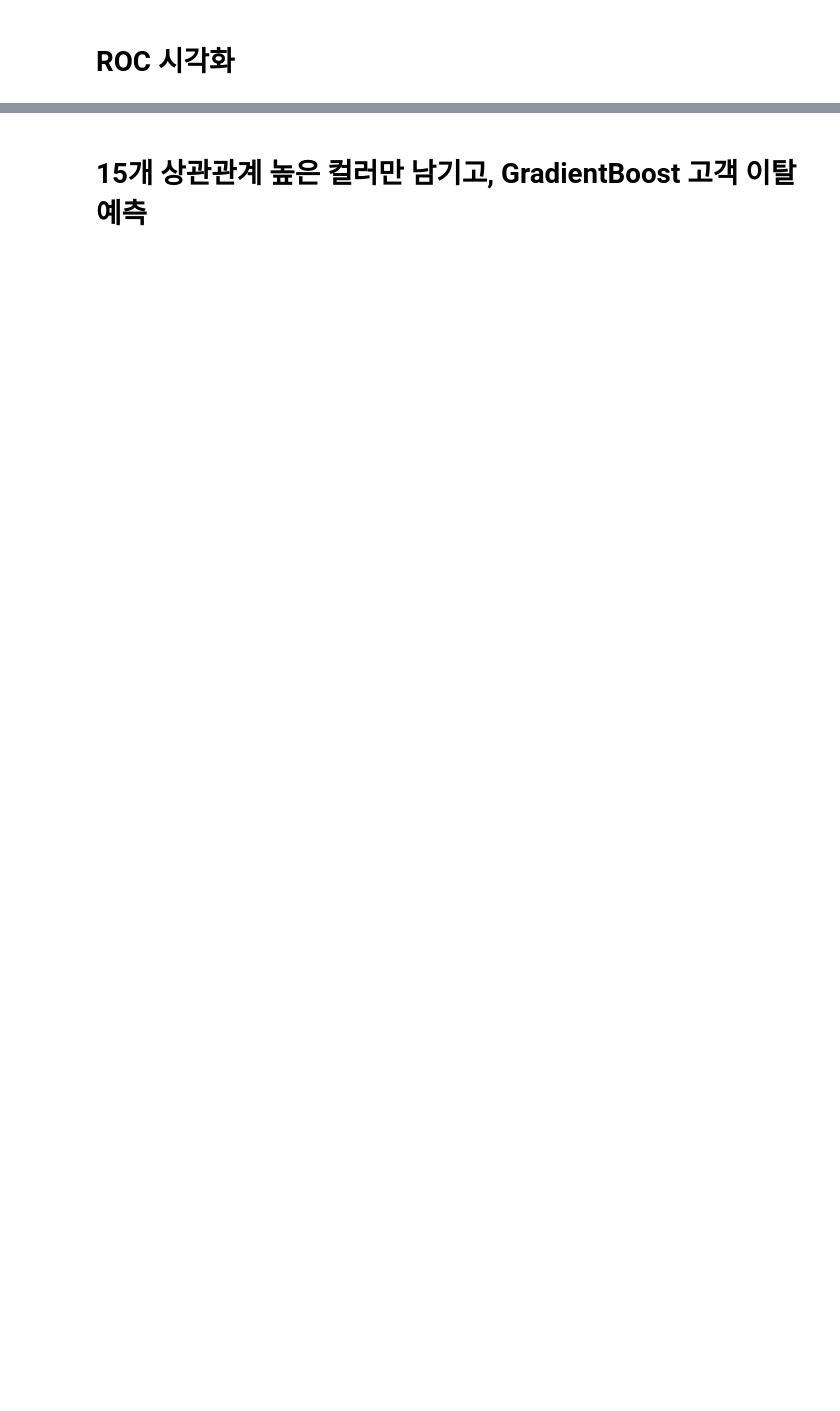
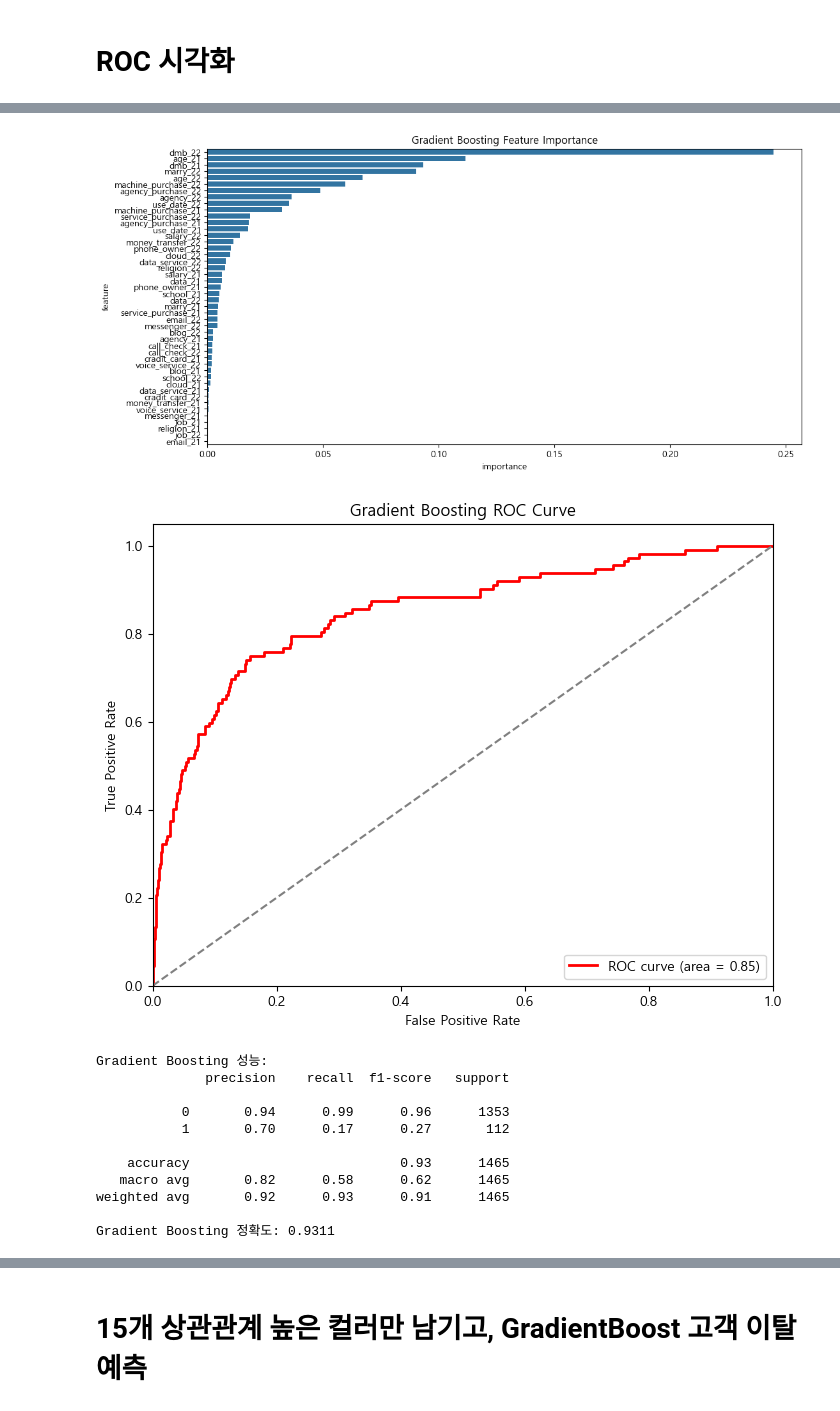
Before and after one commit to SKNETWORKS-FAMILY-AICAMP/SKN09-2nd-3Team, a Jupyter notebook: JUNGHOONKIM_phone_brand_project.ipynb, the cells around one changed output, grey strips where cells are left out. Saved outputs shown, nothing was run; the diff lists cells and outputs as text; code cells hidden in the pictures; blank space fills up the shorter version.

```diff
--- a/JUNGHOONKIM_phone_brand_project.ipynb
+++ b/JUNGHOONKIM_phone_brand_project.ipynb
@@ -586,0 +527,62 @@ Gradient Boosting 정확도: 0.8945
+# %%
+
+
+
+# Gradient Boosting 모델 학습
+gb_clf = GradientBoostingClassifier(n_estimators=100, learning_rate=0.1, random_state=42)
+gb_clf.fit(X_train, y_train)
+
+# 예측 및 평가
+gb_pred = gb_clf.predict(X_test)
+gb_accuracy = accuracy_score(y_test, gb_pred)
+gb_classification_rep = classification_report(y_test, gb_pred)
+
+# Gradient Boosting 특성 중요도 계산 및 정렬
+importance_gb = pd.DataFrame({
+    'feature': selected_features,
+    'importance': gb_clf.feature_importances_
+}).sort_values('importance', ascending=False)
+
+# 특성 중요도 시각화
+plt.figure(figsize=(12, 6))
+sns.barplot(data=importance_gb, x='importance', y='feature')
+plt.title('Gradient Boosting Feature Importance')
+plt.show()
+
+# ROC 커브 계산
+gb_fpr, gb_tpr, _ = roc_curve(y_test, gb_clf.predict_proba(X_test)[:, 1])
+gb_roc_auc = auc(gb_fpr, gb_tpr)
+
+# ROC 커브 시각화
+plt.figure(figsize=(8, 6))
+plt.plot(gb_fpr, gb_tpr, color='red', lw=2, label=f'ROC curve (area = {gb_roc_auc:.2f})')
+plt.plot([0, 1], [0, 1], color='gray', linestyle='--')  # 대각선 기준선
+plt.xlim([0.0, 1.0])
+plt.ylim([0.0, 1.05])
+plt.xlabel('False Positive Rate')
+plt.ylabel('True Positive Rate')
+plt.title('Gradient Boosting ROC Curve')
+plt.legend(loc="lower right")
+plt.show()
+
+# Gradient Boosting 성능 결과 출력
+gb_classification_rep, gb_accuracy, gb_roc_auc
+
+# Gradient Boosting 성능 출력
+print("Gradient Boosting 성능:")
+print(gb_classification_rep)
+print(f"Gradient Boosting 정확도: {gb_accuracy:.4f}")
+# %% [output]
+[figure, added]
+[figure, added]
+Gradient Boosting 성능:
+              precision    recall  f1-score   support
+
+           0       0.94      0.99      0.96      1353
+           1       0.70      0.17      0.27       112
+
+    accuracy                           0.93      1465
+   macro avg       0.82      0.58      0.62      1465
+weighted avg       0.92      0.93      0.91      1465
+
+Gradient Boosting 정확도: 0.9311
```
Also changed, not shown: parts of 52 cells of this notebook, 1 other file.
